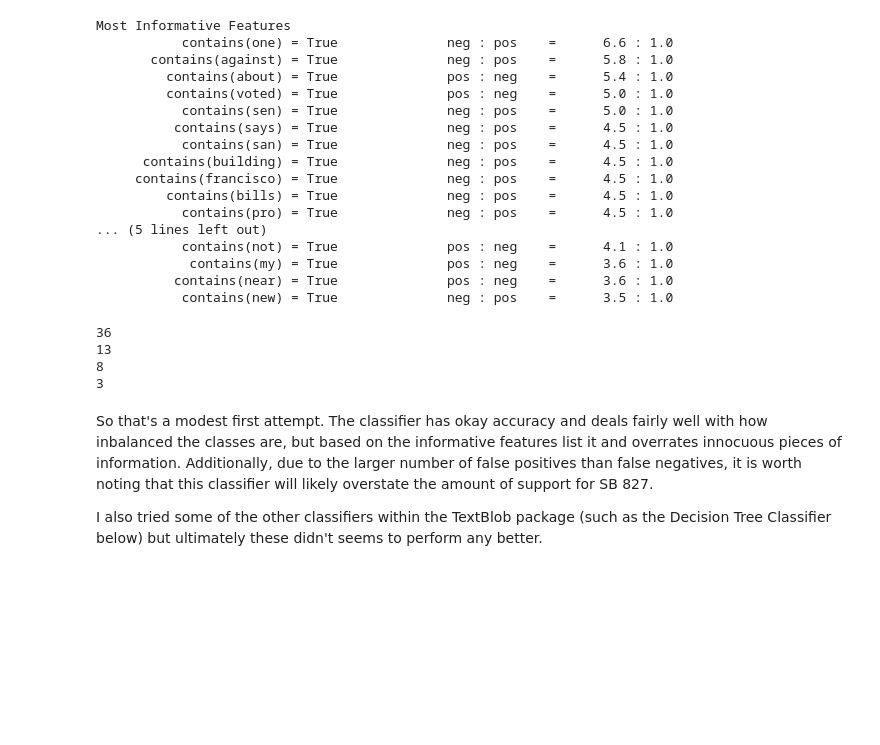
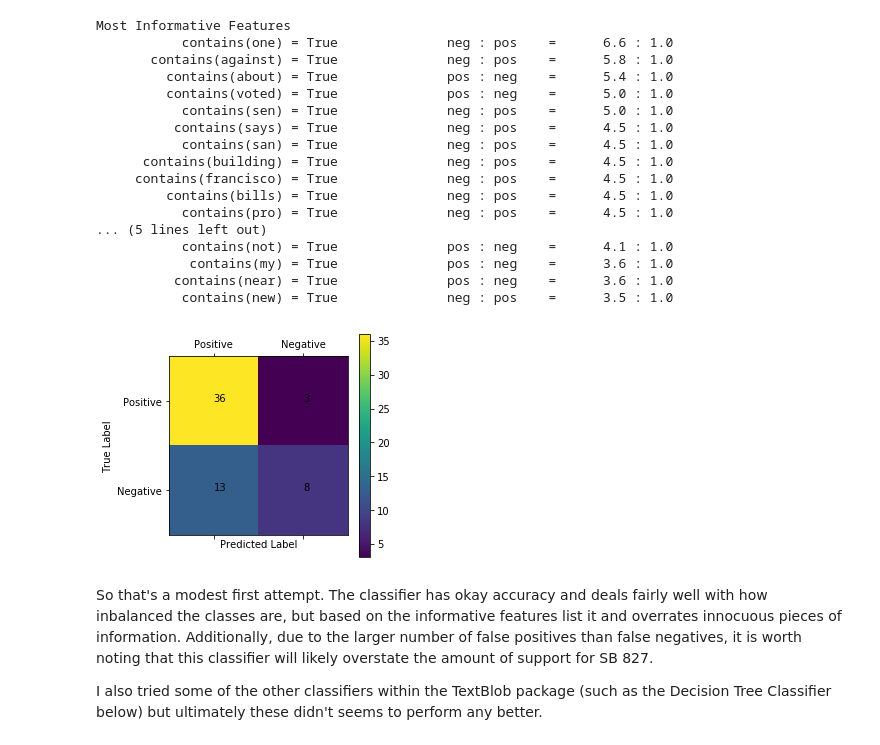
Before and after one commit to rbreitz/SB827-Tweets, a Jupyter notebook: SB 827 Sentiment.ipynb, the cells around one changed output. Drawn from its saved outputs; the diff is of its cells as text; code cells hidden in the pictures; blank space fills up the shorter version.

```diff
--- a/SB 827 Sentiment.ipynb
+++ b/SB 827 Sentiment.ipynb
@@ -26,8 +21,8 @@ access_token_secret = ''
 # %%
 #Create authentication object
-auth = tweepy.OAuthHandler(consumer_key, consumer_secret)
+auth = tweepy.OAuthHandler(config.consumer_key, config.consumer_secret)
 #Set access info
-auth.set_access_token(access_token, access_token_secret)
+auth.set_access_token(config.access_token, config.access_token_secret)
 #Make API
 api = tweepy.API(auth, wait_on_rate_limit = True, wait_on_rate_limit_notify = True)
 # %%
@@ -435,18 +430,22 @@ def confusion_matrix_stats(Tweets, labels, cla):
             false_neg += 1
         else:
             true_neg += 1
-    return (true_pos, false_pos, true_neg, false_neg)
+    return [[true_pos, false_neg], [false_pos, true_neg]]
-# %%
-(tp, fp, tn, fn) = confusion_matrix_stats(CrossVal, CrossVal_Label, cl)
-print tp
-print fp
-print tn
-print fn
-# %% [output]
-36
-13
-8
-3
+# %%
+confusion_array = confusion_matrix_stats(CrossVal, CrossVal_Label, cl)
+plt.matshow(confusion_array)
+plt.colorbar()
+plt.ylabel("True Label")
+plt.xlabel("Predicted Label")
+classnames = ['Positive','Negative']
+tick_marks = np.arange(len(classnames))
+plt.xticks(tick_marks, classnames)
+plt.yticks(tick_marks, classnames)
+for i in range(2):
+    for j in range(2):
+        plt.text(j,i, str(confusion_array[i][j]))
+# %% [output]
+[figure, added]
 # %% [markdown]
 So that's a modest first attempt. The classifier has okay accuracy and deals fairly well with how inbalanced the classes are, but based on the informative features list it and overrates innocuous pieces of information. Additionally, due to the larger number of false positives than false negatives, it is worth noting that this classifier will likely overstate the amount of support for SB 827.
 
```
Also changed, not shown: parts of 5 cells of this notebook.
